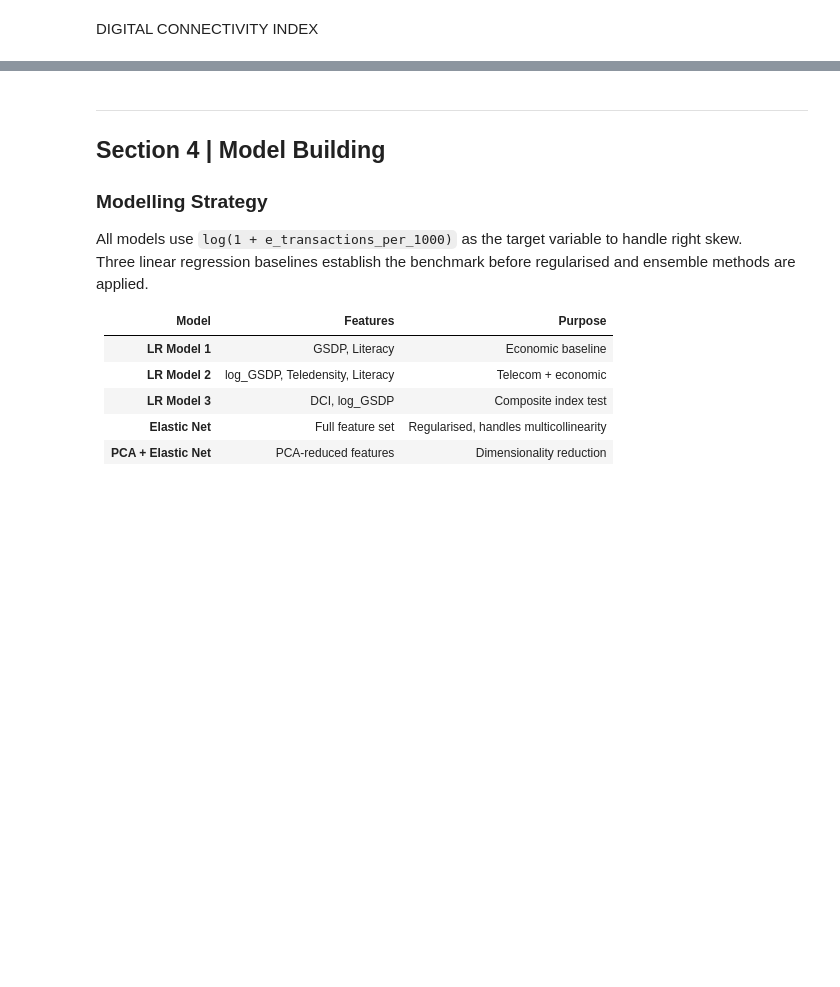
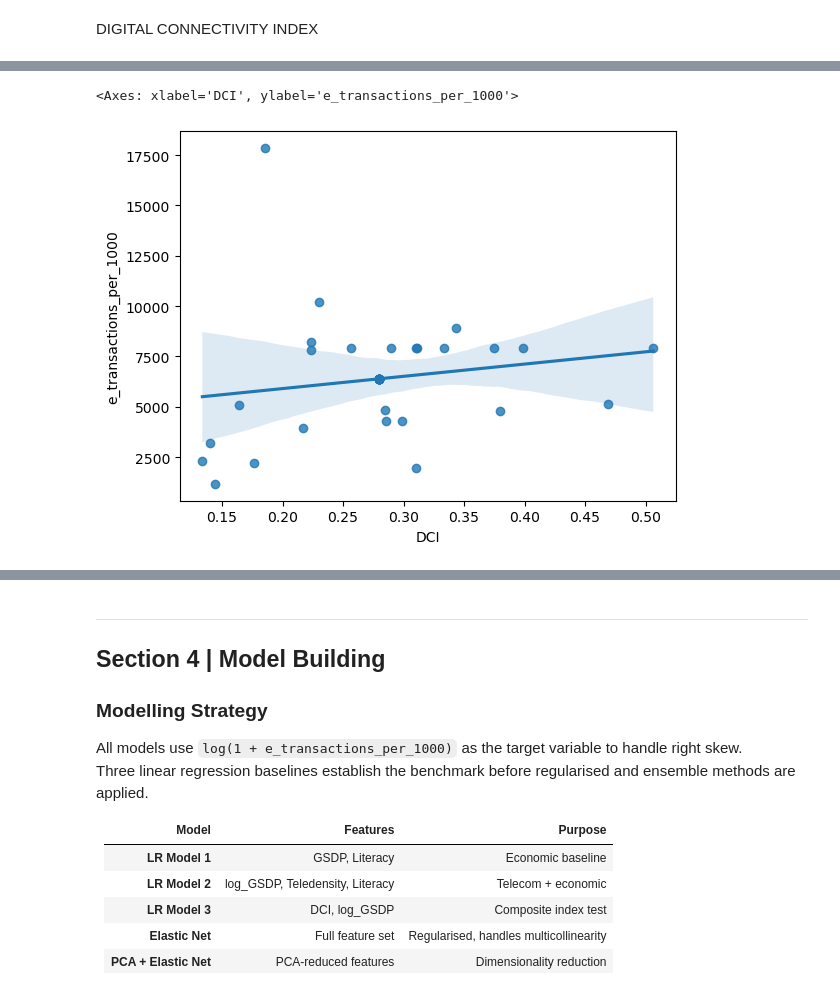
Before and after one commit to Adwaiy/telecom-digital-growth-india, a Jupyter notebook: telcom_analysis.ipynb, the cells around one changed output, grey strips where cells are left out. Saved outputs shown, nothing was run; the diff lists cells and outputs as text; code cells hidden in the pictures; blank space fills up the shorter version.

```diff
--- a/telcom_analysis.ipynb
+++ b/telcom_analysis.ipynb
@@ -380 +396,9 @@ Explained Variance: [0.45860202]
+# %%
+sns.regplot(
+    x=df['DCI'],
+    y=df['e_transactions_per_1000']
+)
+# %% [output]
+<Axes: xlabel='DCI', ylabel='e_transactions_per_1000'>
+[figure, added]
 # %%
```
Also changed, not shown: parts of 19 cells of this notebook, 1 other file.
